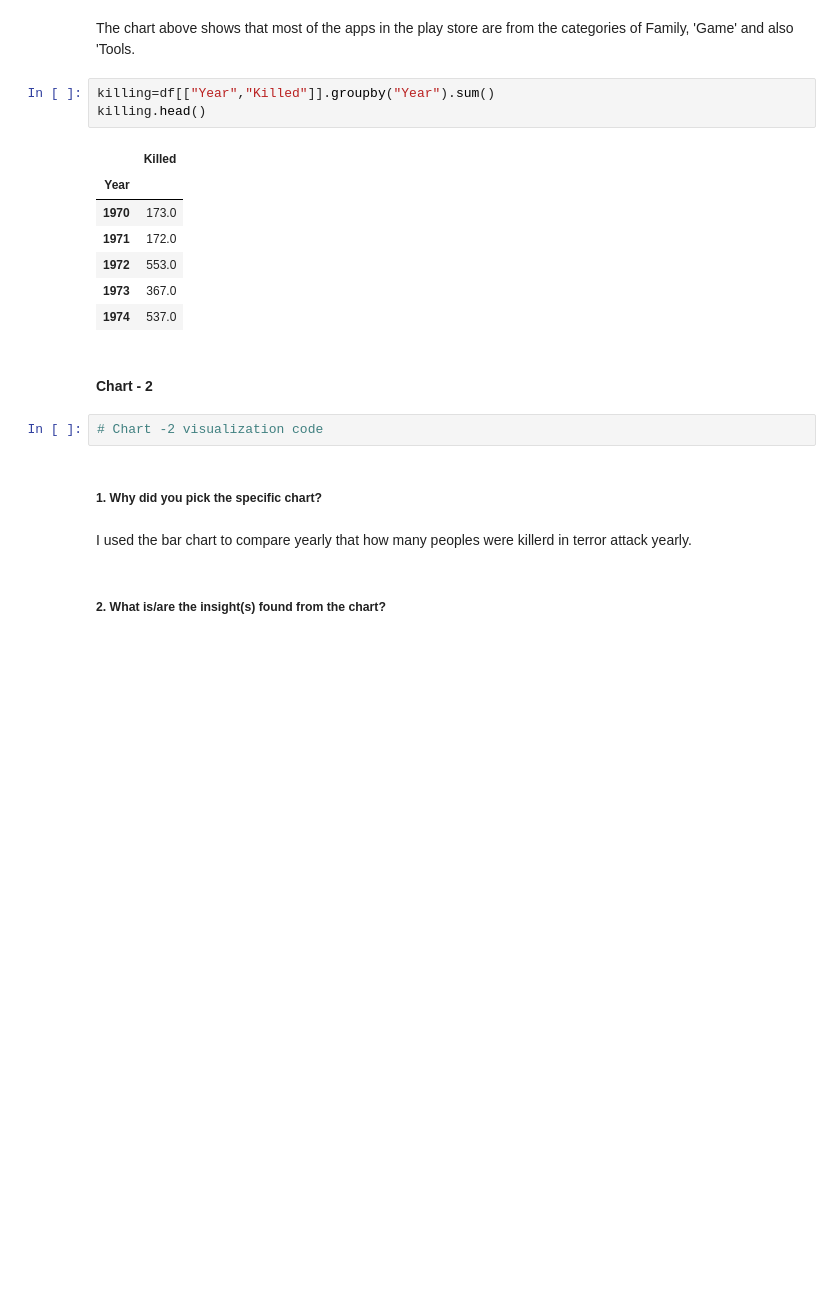
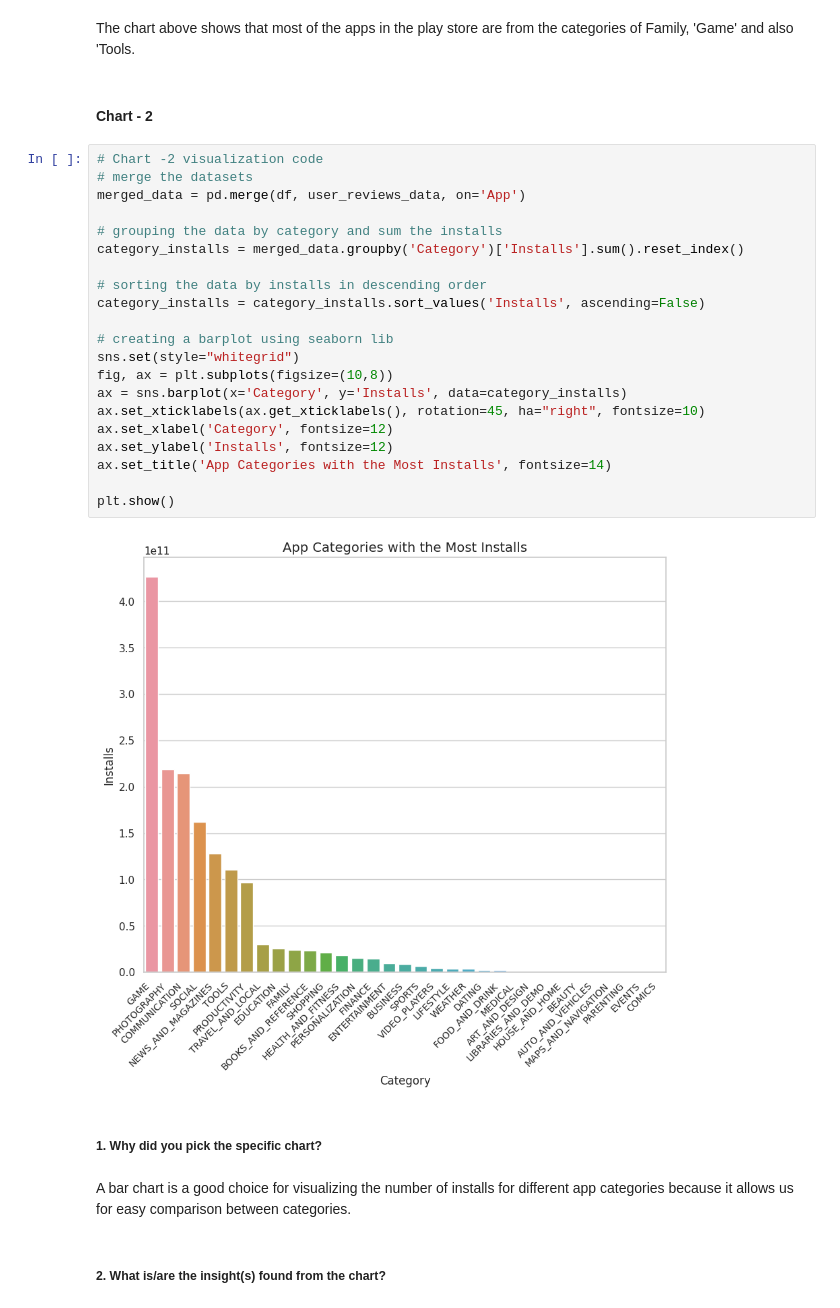
Before and after one commit to VIRU2341/alma-better-playstore, a Jupyter notebook: PLAYSTORE_EDA_analysis.ipynb, the cells around one changed output. Saved outputs shown, nothing was run; the diff lists cells and outputs as text; blank space fills up the shorter version.

```diff
--- a/PLAYSTORE_EDA_analysis.ipynb
+++ b/PLAYSTORE_EDA_analysis.ipynb
@@ -765,24 +765,34 @@ From the above chart it can be seen clearly that the family app in playstore is
 Are there any insights that lead to negative growth? Justify with specific reason.
 # %% [markdown]
 The chart above shows that  most of the apps in the play store are from the categories of Family, 'Game' and also 'Tools.
-# %%
-killing=df[["Year","Killed"]].groupby("Year").sum()
-killing.head()
-# %% [output]
-|  | Killed |
-| Year |  |
-| 1970 | 173.0 |
-| 1971 | 172.0 |
-| 1972 | 553.0 |
-| 1973 | 367.0 |
-| 1974 | 537.0 |
 # %% [markdown]
 #### Chart - 2
-# %%
-# Chart -2 visualization code
+# %%
+# Chart -2 visualization code
+# merge the datasets
+merged_data = pd.merge(df, user_reviews_data, on='App')
+
+# grouping the data by category and sum the installs
+category_installs = merged_data.groupby('Category')['Installs'].sum().reset_index()
+
+# sorting the data by installs in descending order
+category_installs = category_installs.sort_values('Installs', ascending=False)
+
+# creating a barplot using seaborn lib
+sns.set(style="whitegrid")
+fig, ax = plt.subplots(figsize=(10,8))
+ax = sns.barplot(x='Category', y='Installs', data=category_installs)
+ax.set_xticklabels(ax.get_xticklabels(), rotation=45, ha="right", fontsize=10)
+ax.set_xlabel('Category', fontsize=12)
+ax.set_ylabel('Installs', fontsize=12)
+ax.set_title('App Categories with the Most Installs', fontsize=14)
+
+plt.show()
+# %% [output]
+[figure, added]
 # %% [markdown]
 ##### 1. Why did you pick the specific chart?
-# %% [markdown]
- I used the bar chart to compare yearly that how many peoples were killerd in terror attack yearly.
+# %% [markdown]
+A bar chart is a good choice for visualizing the number of installs for different app categories because it allows us for easy comparison between categories.
 # %% [markdown]
 ##### 2. What is/are the insight(s) found from the chart?
```
Also changed, not shown: parts of 80 cells of this notebook.
